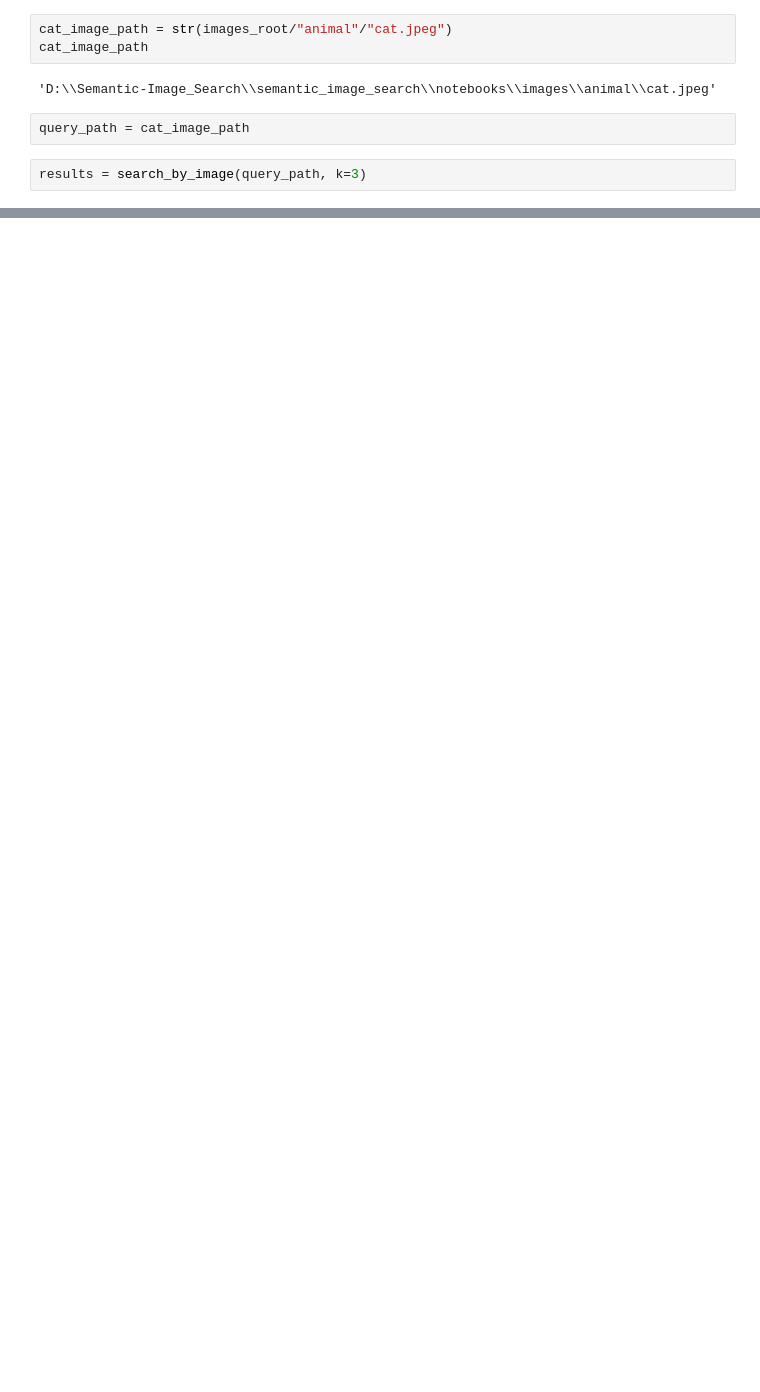
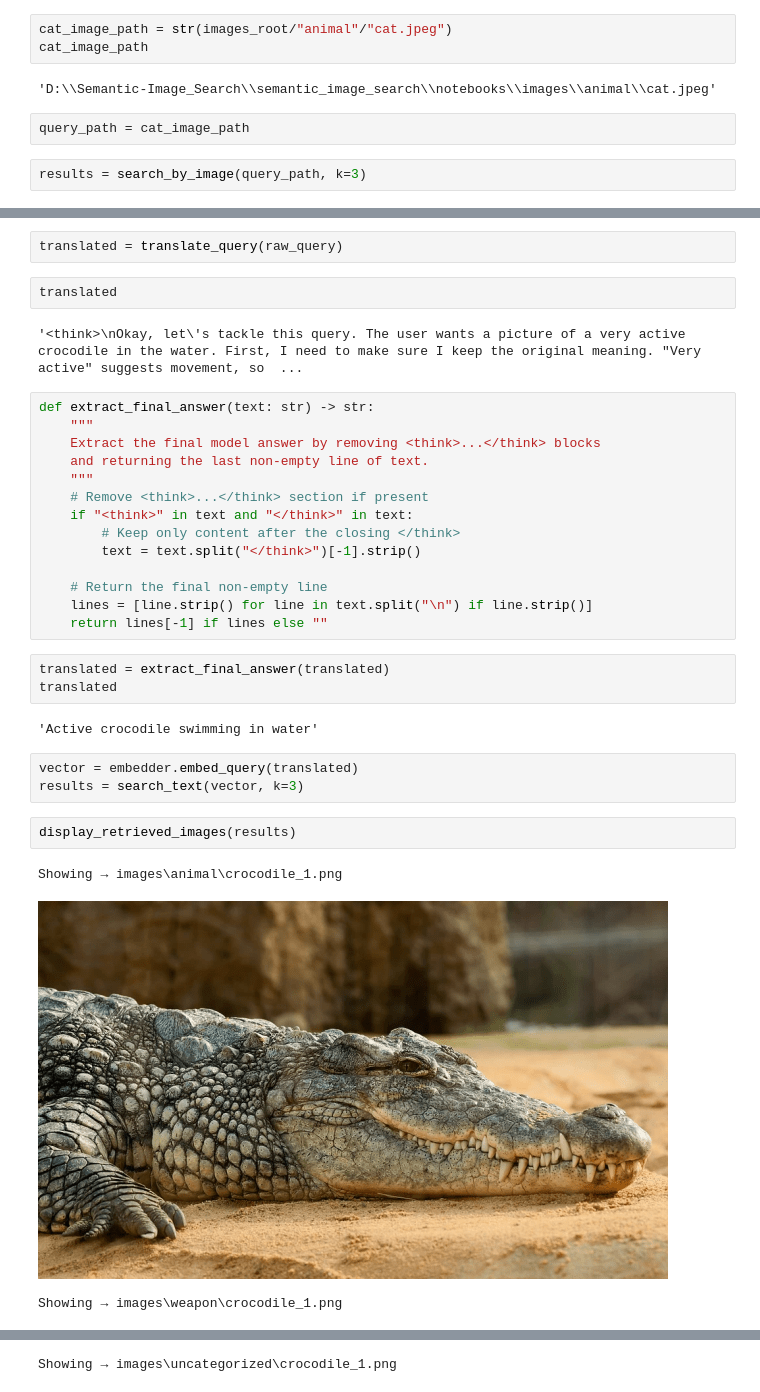
Before and after one commit to AjithNarayananKA/Semantic-Image_Search, a Jupyter notebook: semantic_image_search/notebooks/experiments.ipynb, the cells around one changed output, grey strips where cells are left out. Cells and saved outputs as stored; diff of their text form; blank space fills up the shorter version.

Commit message:
translate_query and extract_final_answer added to experiment.ipynb

```diff
--- a/semantic_image_search/notebooks/experiments.ipynb
+++ b/semantic_image_search/notebooks/experiments.ipynb
@@ -213,0 +360,34 @@ for point in results.points:
+# %%
+translated = translate_query(raw_query)
+# %%
+translated
+# %% [output]
+'<think>\nOkay, let\'s tackle this query. The user wants a picture of a very active crocodile in the water. First, I need to make sure I keep the original meaning. "Very active" suggests movement, so  ...
+# %%
+def extract_final_answer(text: str) -> str:
+    """
+    Extract the final model answer by removing <think>...</think> blocks
+    and returning the last non-empty line of text.
+    """
+    # Remove <think>...</think> section if present
+    if "<think>" in text and "</think>" in text:
+        # Keep only content after the closing </think>
+        text = text.split("</think>")[-1].strip()
+
+    # Return the final non-empty line
+    lines = [line.strip() for line in text.split("\n") if line.strip()]
+    return lines[-1] if lines else ""
+# %%
+translated = extract_final_answer(translated)
+translated
+# %% [output]
+'Active crocodile swimming in water'
+# %%
+vector = embedder.embed_query(translated)
+results = search_text(vector, k=3)
+# %%
+display_retrieved_images(results)
+# %% [output]
+Showing → images\animal\crocodile_1.png
+[figure, added]
+Showing → images\weapon\crocodile_1.png
@@ -213,0 +395 @@ for point in results.points:
+Showing → images\uncategorized\crocodile_1.png
```
Also changed, not shown: parts of 28 cells of this notebook, 1 other file.
